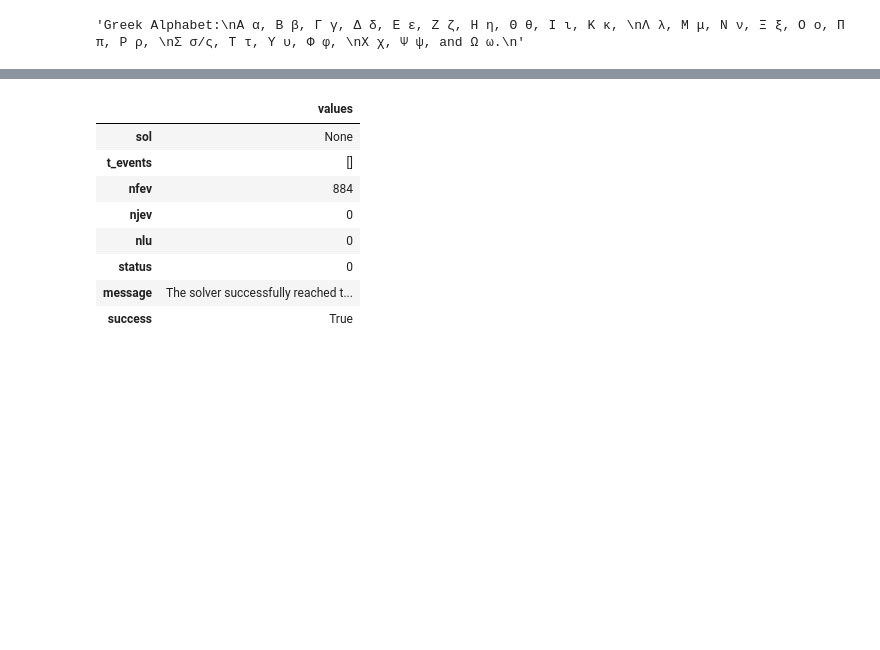
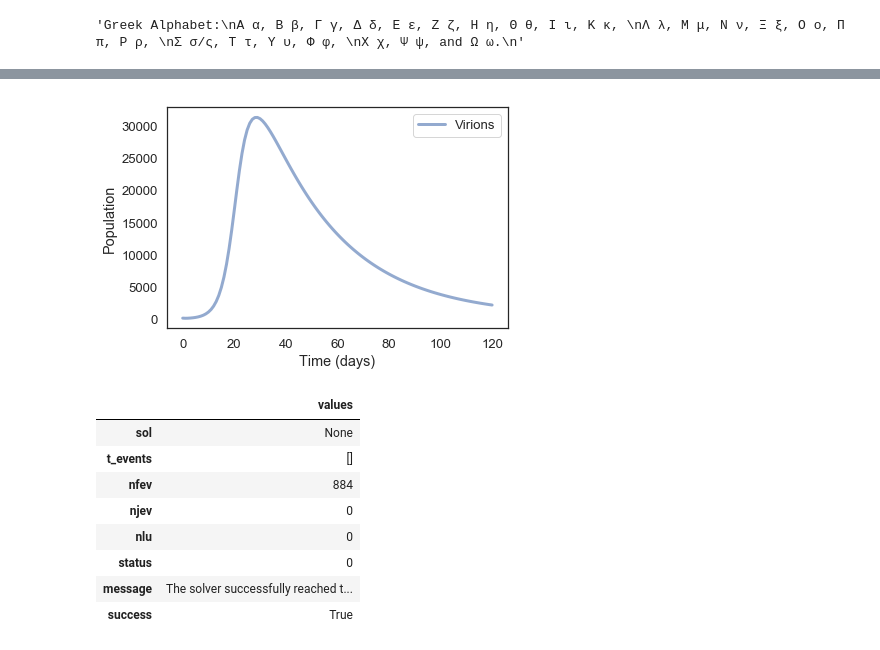
Before and after one commit to MellieZito/ModSimPy, a Jupyter notebook: code/hiv_model.ipynb, the cells around one changed output, grey strips where cells are left out. Drawn from its saved outputs; the diff is of its cells as text; code cells hidden in the pictures; blank space fills up the shorter version.

```diff
--- a/code/hiv_model.ipynb
+++ b/code/hiv_model.ipynb
@@ -49,7 +49,7 @@ def make_system(Γ, τ, μ, β, ρ, α, δ, σ, π):
                   Γ=Γ, τ=τ, μ=μ, β=β, ρ=ρ, α=α, δ=δ, σ=σ, π=π)
 # %%
 def plot_results_single(V):
-    """Plot the results of a SIR model.
+    """Plot the virions from the results of a HIV model.
 
     V: TimeSeries
 
@@ -77,3 +149,7 @@ def plot_results(R, L, E):
+# %%
+plot_results_single(results.V)
+# %% [output]
+[figure, added]
 # %%
 def slope_func(state, t, system):
     """Makes the differential equations.
```
Also changed, not shown: parts of 8 cells of this notebook.
